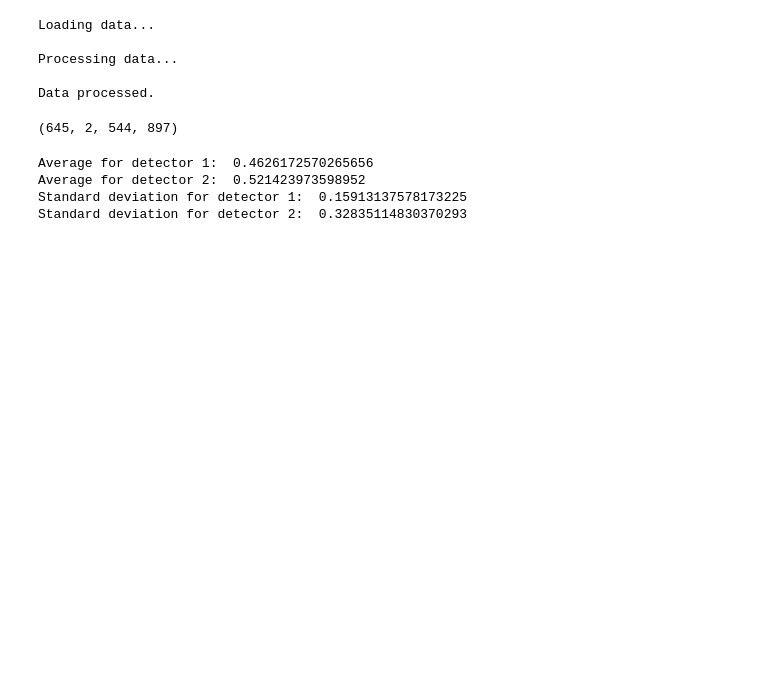
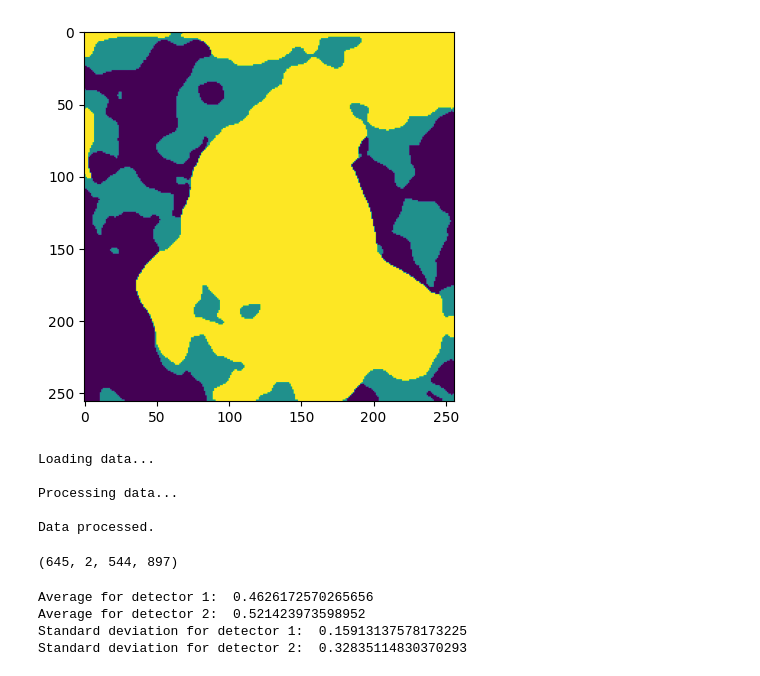
Before and after one commit to RasmusTorp/Segmentation-of-focused-ion-beam-tomography-image-data-, a Jupyter notebook: experimentation.ipynb, the cells around one changed output. Saved outputs shown, nothing was run; the diff lists cells and outputs as text; code cells hidden in the pictures; blank space fills up the shorter version.

```diff
--- a/experimentation.ipynb
+++ b/experimentation.ipynb
@@ -9,3 +81,9 @@ from dataLoad import data_load_numpy, data_load_tensors, get_dataloaders
+# %%
+y_true_plot = y.squeeze(0).cpu().numpy()
+plt.imshow(y_pred_plot)
+plt.show()
+# %% [output]
+[figure, added]
 # %%
 X, y = data_load_numpy(processing=True)
 
```
Also changed, not shown: parts of 8 cells of this notebook, 4 other files.
